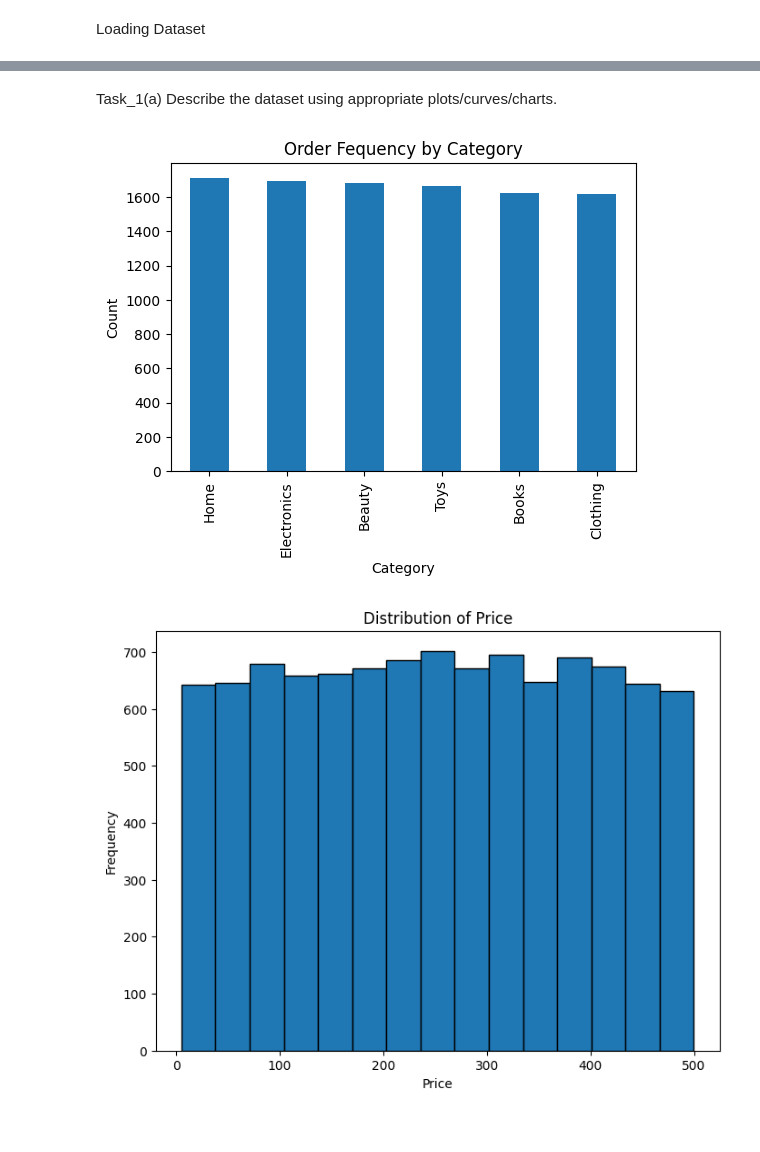
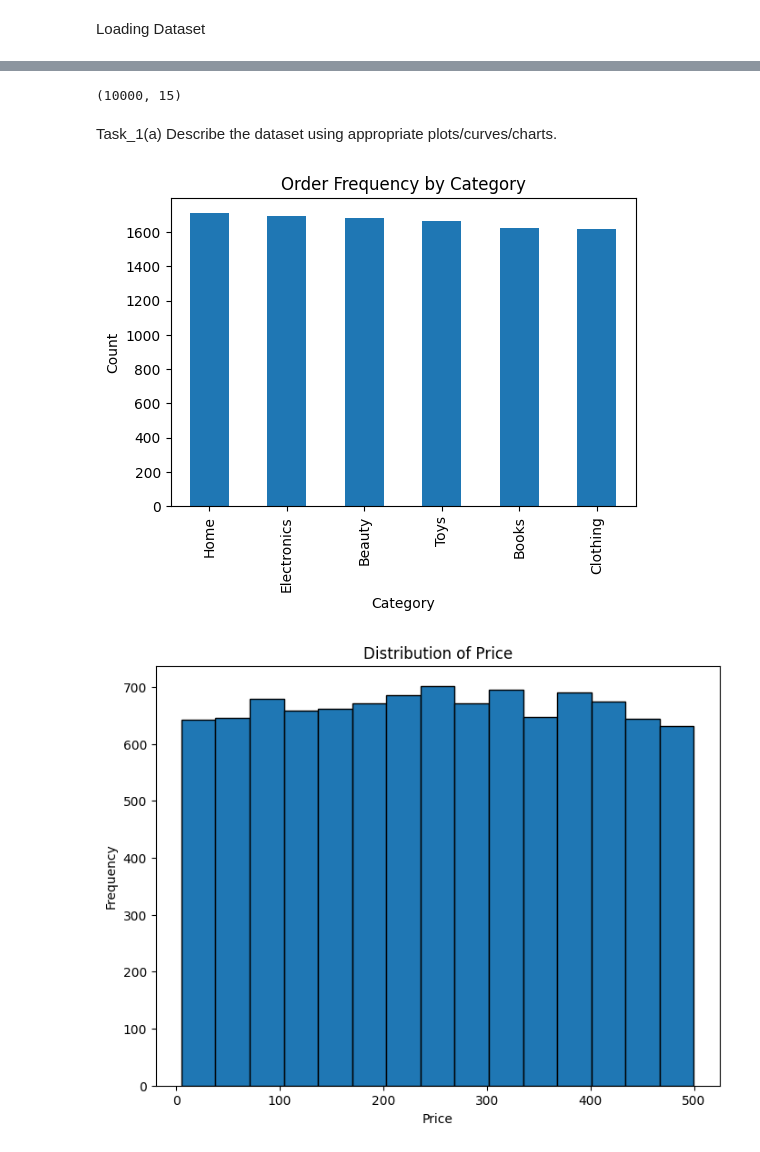
Before and after one commit to saifuddin-vuia/saifuddin-vuia, a Jupyter notebook: Statistics_CA_One.ipynb, the cells around one changed output, grey strips where cells are left out. Cells and saved outputs as stored; diff of their text form; code cells hidden in the pictures.

```diff
--- a/Statistics_CA_One.ipynb
+++ b/Statistics_CA_One.ipynb
@@ -23,3 +23,7 @@ df.head()
+# %%
+df.shape
+# %% [output]
+(10000, 15)
 # %% [markdown]
 Task_1(a) Describe the dataset using appropriate plots/curves/charts.
 # %%
@@ -27,13 +31,13 @@ X = df['price'].dropna()
 # %%
 # Bar plot for categorical variable (category)
 plt.figure(figsize=(6, 4))
 df['category'].value_counts().plot(kind='bar')
-plt.title('Order Fequency by Category')
+plt.title('Order Frequency by Category')
 plt.xlabel('Category')
 plt.ylabel('Count')
 plt.show()
 # %% [output]
-[figure, old version]
+[figure, new version]
 # %%
 # Histogram for continuous variable (price)
 plt.figure(figsize=(8, 6))
```
Also changed, not shown: parts of 12 cells of this notebook.
